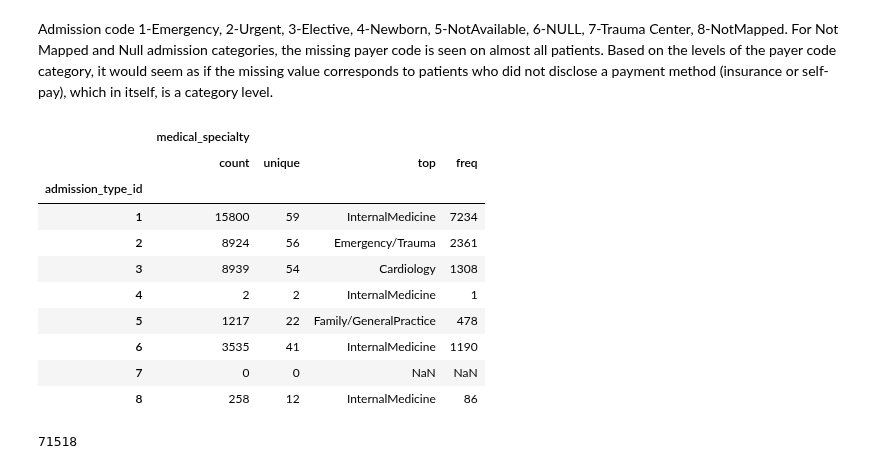
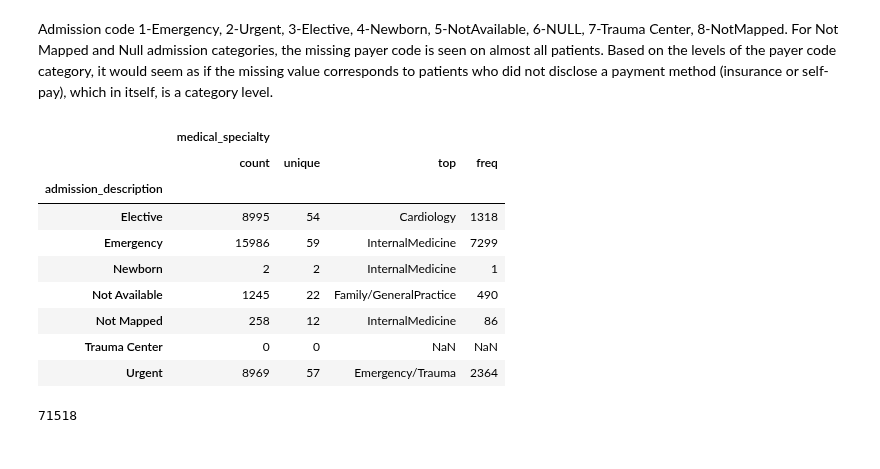
Before and after one commit to boneeyah/QTW, a Jupyter notebook: Case Study 2/Case_Study_2.ipynb, the cells around one changed output. Cells and saved outputs as stored; diff of their text form; code cells hidden in the pictures.

```diff
--- a/Case Study 2/Case_Study_2.ipynb
+++ b/Case Study 2/Case_Study_2.ipynb
@@ -27,0 +7,30 @@ memory usage: 38.8+ MB
+# %%
+df = pd.read_csv("https://raw.githubusercontent.com/KendallScott/QTW/main/Case%20Study%202/diabetic_data.csv")
+ID_map = pd.read_csv("https://raw.githubusercontent.com/KendallScott/QTW/main/Case%20Study%202/IDs_mapping.csv")
+
+admission_source = ID_map.drop(['admission_description', 'discharge_description'], axis=1)
+admission = ID_map.drop(['admission_source_description', 'discharge_description'], axis=1)
+discharge = ID_map.drop(['admission_description', 'admission_source_description'], axis=1)
+
+df=pd.merge(df, admission,
+            left_on='admission_type_id',
+            right_on='id',
+            how='left'
+)
+
+
+df=pd.merge(df, discharge,
+            left_on='discharge_disposition_id',
+            right_on='id',
+            how='left'
+)
+df=pd.merge(df, admission_source,
+            left_on='admission_source_id',
+            right_on='id',
+            how='left'
+)
+
+df = df[df.columns.drop(list(df.filter(regex='_x')))]
+df = df[df.columns.drop(list(df.filter(regex='_y')))]
+
+df.info()
@@ -98,19 +127,18 @@ df[['payer_code','admission_type_id']].groupby('admission_type_id').describe()
 Admission code 1-Emergency, 2-Urgent, 3-Elective, 4-Newborn, 5-NotAvailable, 6-NULL, 7-Trauma Center, 8-NotMapped.
 For Not Mapped and Null admission categories, the missing payer code is seen on almost all patients. Based on the levels of the payer code category, it would seem as if the missing value corresponds to patients who did not disclose a payment method (insurance or self-pay), which in itself, is a category level.
 # %%
-df[['medical_specialty','admission_type_id']].groupby('admission_type_id').describe()
+df[['medical_specialty','admission_description']].groupby('admission_description').describe()
 # %% [output]
 |  | medical_specialty |  |  |  |
 |  | count | unique | top | freq |
-| admission_type_id |  |  |  |  |
-| 1 | 15800 | 59 | InternalMedicine | 7234 |
-| 2 | 8924 | 56 | Emergency/Trauma | 2361 |
-| 3 | 8939 | 54 | Cardiology | 1308 |
-| 4 | 2 | 2 | InternalMedicine | 1 |
-| 5 | 1217 | 22 | Family/GeneralPractice | 478 |
-| 6 | 3535 | 41 | InternalMedicine | 1190 |
-| 7 | 0 | 0 | NaN | NaN |
-| 8 | 258 | 12 | InternalMedicine | 86 |
+| admission_description |  |  |  |  |
+| Elective | 8995 | 54 | Cardiology | 1318 |
+| Emergency | 15986 | 59 | InternalMedicine | 7299 |
+| Newborn | 2 | 2 | InternalMedicine | 1 |
+| Not Available | 1245 | 22 | Family/GeneralPractice | 490 |
+| Not Mapped | 258 | 12 | InternalMedicine | 86 |
+| Trauma Center | 0 | 0 | NaN | NaN |
+| Urgent | 8969 | 57 | Emergency/Trauma | 2364 |
 # %%
 len(df)
 # %% [output]
```
Also changed, not shown: parts of 6 cells of this notebook.
